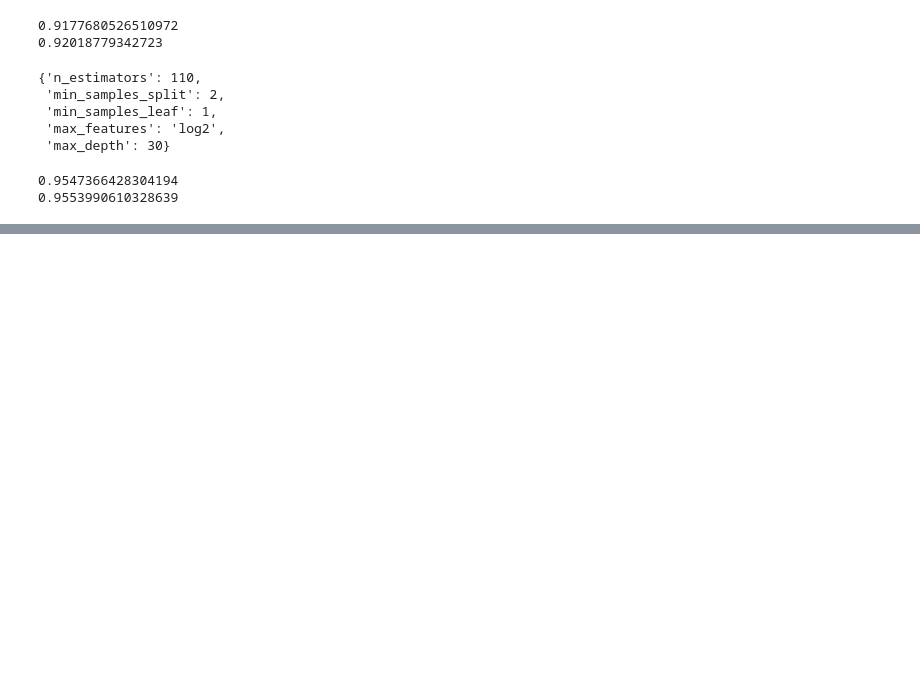
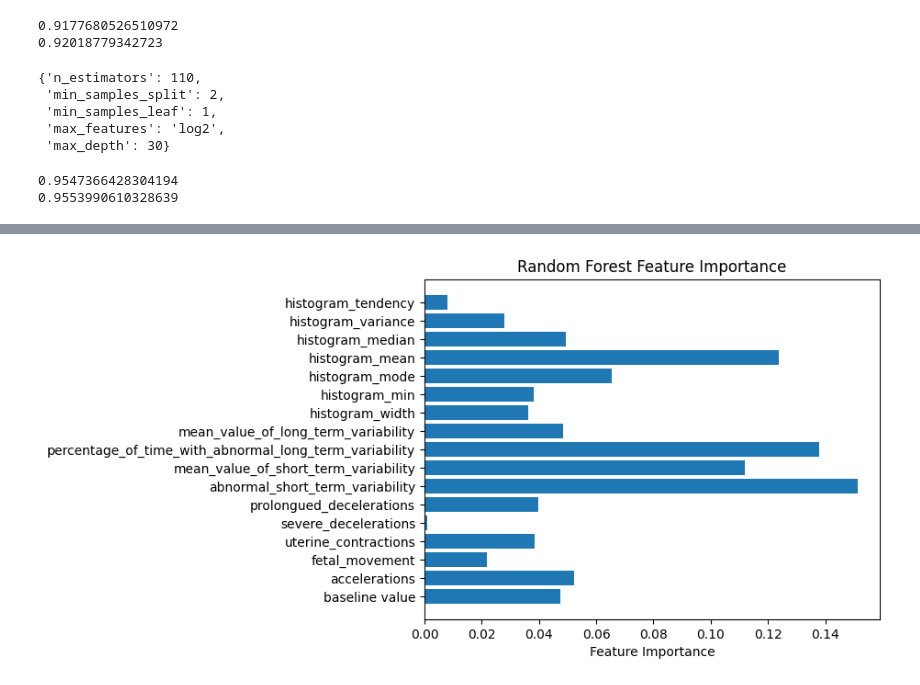
Before and after one commit to magdarogalska/CIS4496_Gitlab, a Jupyter notebook: FetalHealthClass.ipynb, the cells around one changed output, grey strips where cells are left out. Drawn from its saved outputs; the diff is of its cells as text; code cells hidden in the pictures; blank space fills up the shorter version.

```diff
--- a/FetalHealthClass.ipynb
+++ b/FetalHealthClass.ipynb
@@ -316,7 +306,7 @@ print(acc_rf_pca)
 # %%
 #parameter tuning with RandomizedSearchCV
 from sklearn.model_selection import RandomizedSearchCV
-
+rf = RandomForestClassifier(random_state=42)
 param_grid = {
     'n_estimators': np.arange(50, 151, 10),
     'max_depth': [None, 10, 20, 30, 40, 50],
@@ -335,7 +325,13 @@ best_params
  'max_features': 'log2',
  'max_depth': 30}
 # %%
-rf_b_pred = random_search.best_estimator_.predict(test_X_ch)
+rf = RandomForestClassifier(n_estimators= 110,
+ min_samples_split= 2,
+ min_samples_leaf= 1,
+ max_features='log2',
+ max_depth=30, random_state=42)
+rf.fit(train_X_ch, train_y)
+rf_b_pred = rf.predict(test_X_ch)
 f1_rf_b = f1_score(test_y, rf_b_pred, average='weighted')
 print(f1_rf_b)
 acc_rf_b = accuracy_score(test_y, rf_b_pred)
@@ -345,0 +348,11 @@ print(acc_rf_b)
+# %%
+
+feature_importances = rf.feature_importances_
+feature_names = train_X_ch.columns
+
+plt.barh(feature_names, feature_importances)
+plt.xlabel('Feature Importance')
+plt.title('Random Forest Feature Importance')
+plt.show()
+# %% [output]
+[figure, added]
```
Also changed, not shown: parts of 4 cells of this notebook, 1 other file.
